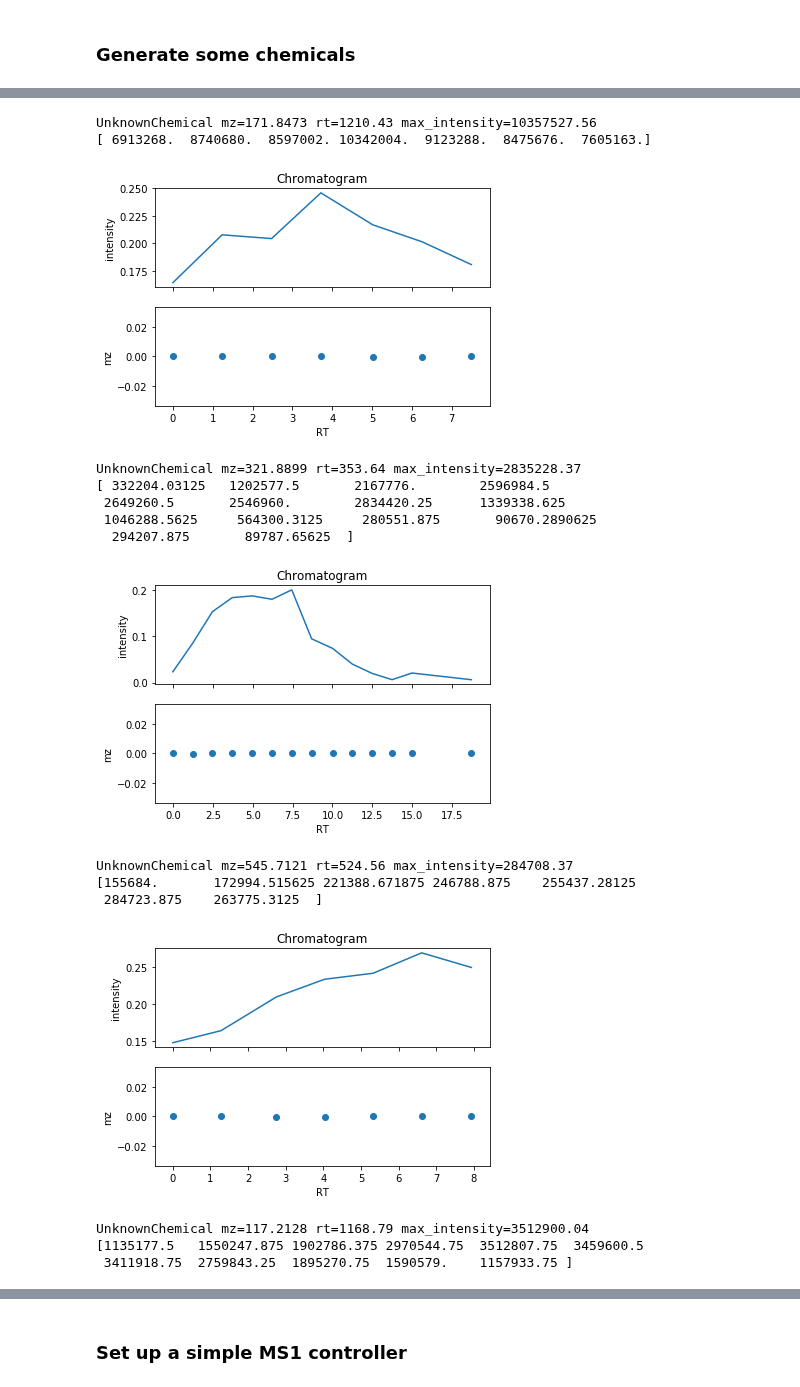
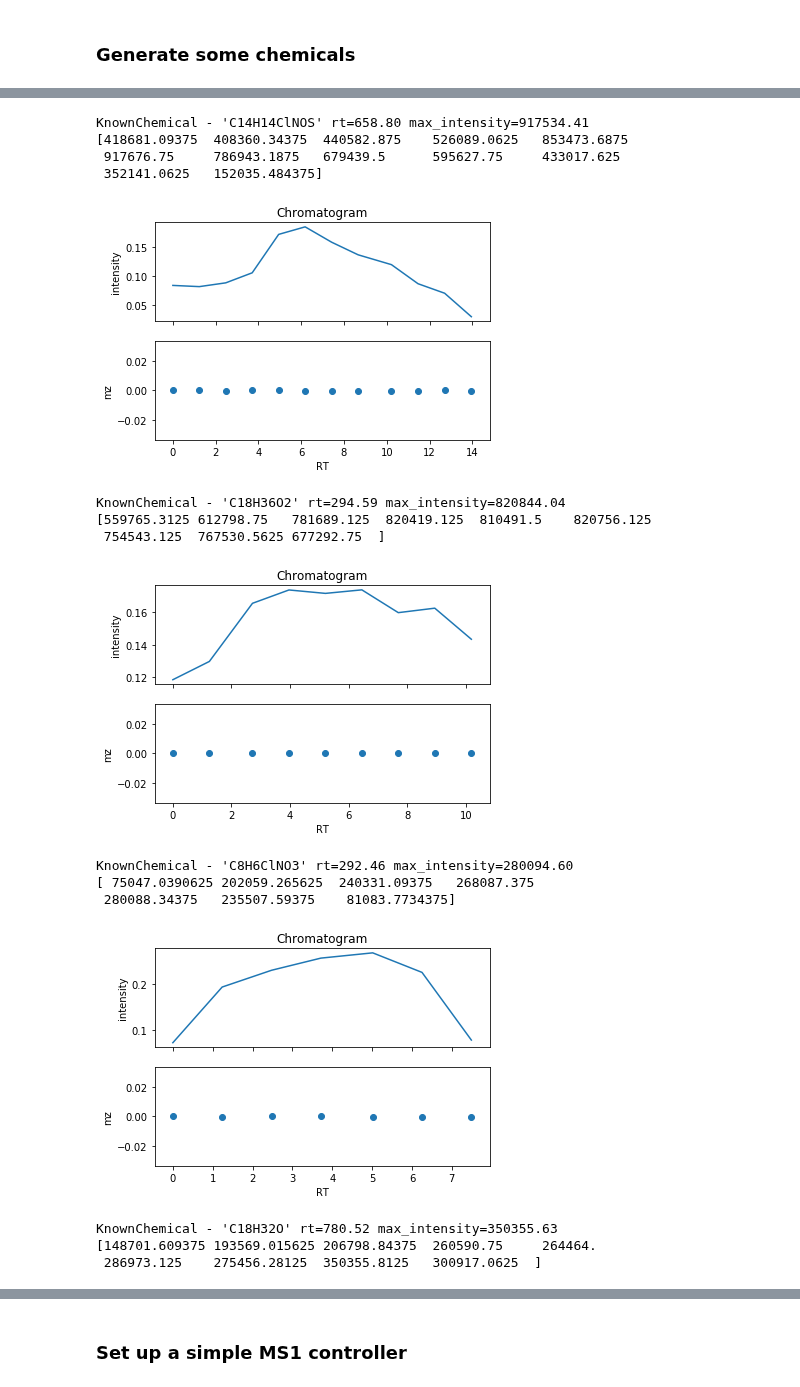
Before and after one commit to sdrogers/clms, a Jupyter notebook: Simulator/notebooks/controller_demo.ipynb, the cells around one changed output, grey strips where cells are left out. Drawn from its saved outputs; the diff is of its cells as text; code cells hidden in the pictures.

```diff
--- a/Simulator/notebooks/controller_demo.ipynb
+++ b/Simulator/notebooks/controller_demo.ipynb
@@ -59,7 +59,7 @@ hmdb = load_obj('../models/hmdb_compounds.p')
 chemicals = ChemicalCreator(ps, chromatograms)
 # %%
 min_ms1_intensity = 2E5
-min_rt = 3*60
-max_rt = 21*60
-sampled_chemicals = chemicals.sample(min_rt, max_rt, min_ms1_intensity, 1000, 2, 'Unknown', 'Empirical', None, False, hmdb)
+rt_range = [(3*60, 21*60)]
+mz_range = [(0, 1000)]
+dataset = chemicals.sample(mz_range, rt_range, min_ms1_intensity, 2000, 2, "Known", None, hmdb, 0.1)
 # %% [output]
@@ -91,7 +91,7 @@ def plot_chromatogram(chrom):
     axarr[1].set_xlabel('RT')
     plt.show()
 
-for chem in sampled_chemicals[0:10]:
+for chem in dataset[0:10]:
     print(chem)
     print(chem.chromatogram.raw_intensities)
     plot_chromatogram(chem.chromatogram)
@@ -103,16 +103,16 @@ UnknownChemical mz=132.8458 rt=1102.30 max_intensity=224685.12
-UnknownChemical mz=171.8473 rt=1210.43 max_intensity=10357527.56
-[ 6913268.  8740680.  8597002. 10342004.  9123288.  8475676.  7605163.]
+KnownChemical - 'C14H14ClNOS' rt=658.80 max_intensity=917534.41
+[418681.09375  408360.34375  440582.875    526089.0625   853473.6875
+ 917676.75     786943.1875   679439.5      595627.75     433017.625
+ 352141.0625   152035.484375]
-[figure, old version]
+[figure, new version]
-UnknownChemical mz=321.8899 rt=353.64 max_intensity=2835228.37
-[ 332204.03125   1202577.5       2167776.        2596984.5
- 2649260.5       2546960.        2834420.25      1339338.625
- 1046288.5625     564300.3125     280551.875       90670.2890625
-  294207.875       89787.65625  ]
+KnownChemical - 'C18H36O2' rt=294.59 max_intensity=820844.04
+[559765.3125 612798.75   781689.125  820419.125  810491.5    820756.125
+ 754543.125  767530.5625 677292.75  ]
-[figure, old version]
+[figure, new version]
-UnknownChemical mz=545.7121 rt=524.56 max_intensity=284708.37
-[155684.       172994.515625 221388.671875 246788.875    255437.28125
- 284723.875    263775.3125  ]
+KnownChemical - 'C8H6ClNO3' rt=292.46 max_intensity=280094.60
+[ 75047.0390625 202059.265625  240331.09375   268087.375
+ 280088.34375   235507.59375    81083.7734375]
-[figure, old version]
+[figure, new version]
-UnknownChemical mz=117.2128 rt=1168.79 max_intensity=3512900.04
-[1135177.5   1550247.875 1902786.375 2970544.75  3512807.75  3459600.5
- 3411918.75  2759843.25  1895270.75  1590579.    1157933.75 ]
+KnownChemical - 'C18H32O' rt=780.52 max_intensity=350355.63
+[148701.609375 193569.015625 206798.84375  260590.75     264464.
+ 286973.125    275456.28125  350355.8125   300917.0625  ]
```
Also changed, not shown: parts of 7 cells of this notebook, 3 other files.
